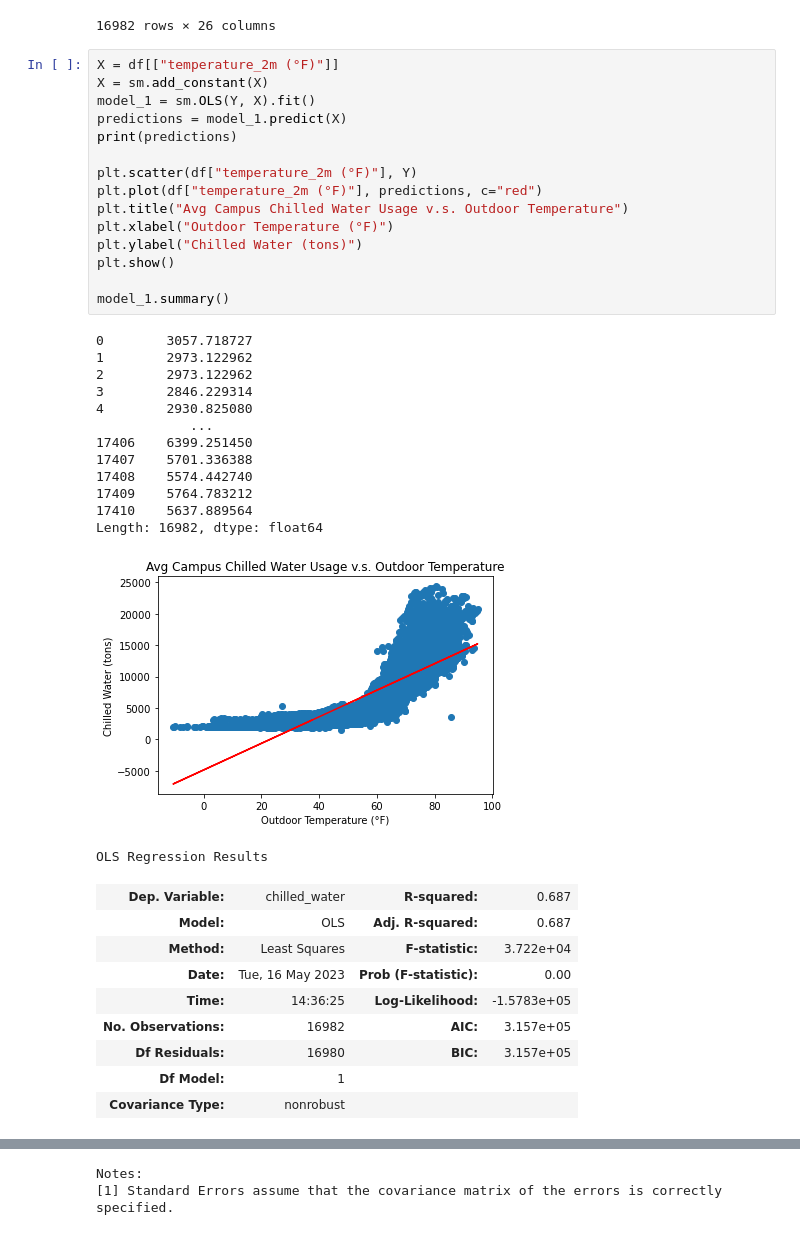
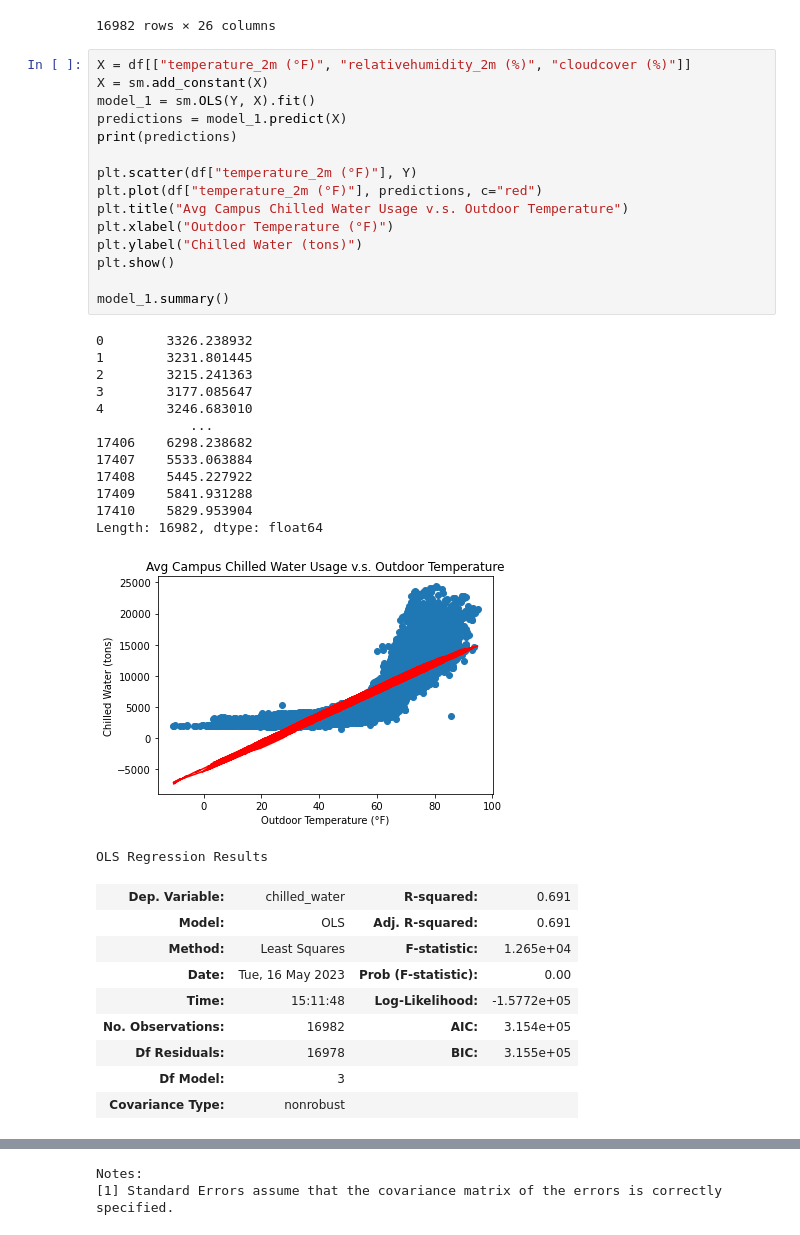
Before and after one commit to thereidfleish/ORIE-3120-Final-Project, a Jupyter notebook: ORIEProject/chilled_water.ipynb, the cells around one changed output, grey strips where cells are left out. Saved outputs shown, nothing was run; the diff lists cells and outputs as text.

```diff
--- a/ORIEProject/chilled_water.ipynb
+++ b/ORIEProject/chilled_water.ipynb
@@ -287,42 +287,42 @@ df
 | 17410 | 2023-05-01 19:00:00-04:00 | 49.6 | 66 | 38.7 | 43.6 | ... |
 16982 rows × 26 columns
 # %%
-X = df[["temperature_2m (°F)"]]
+X = df[["temperature_2m (°F)", "relativehumidity_2m (%)", "cloudcover (%)"]]
 X = sm.add_constant(X)
 model_1 = sm.OLS(Y, X).fit()
 predictions = model_1.predict(X)
 print(predictions)
 
 plt.scatter(df["temperature_2m (°F)"], Y)
 plt.plot(df["temperature_2m (°F)"], predictions, c="red")
 plt.title("Avg Campus Chilled Water Usage v.s. Outdoor Temperature")
 plt.xlabel("Outdoor Temperature (°F)")
 plt.ylabel("Chilled Water (tons)")
 plt.show()
 
 model_1.summary()
 # %% [output]
-0        3057.718727
-1        2973.122962
-2        2973.122962
-3        2846.229314
-4        2930.825080
+0        3326.238932
+1        3231.801445
+2        3215.241363
+3        3177.085647
+4        3246.683010
             ...
-17406    6399.251450
-17407    5701.336388
-17408    5574.442740
-17409    5764.783212
-17410    5637.889564
+17406    6298.238682
+17407    5533.063884
+17408    5445.227922
+17409    5841.931288
+17410    5829.953904
 Length: 16982, dtype: float64
-[figure, old version]
+[figure, new version]
 OLS Regression Results
-| Dep. Variable: | chilled_water | R-squared: | 0.687 |
-| Model: | OLS | Adj. R-squared: | 0.687 |
-| Method: | Least Squares | F-statistic: | 3.722e+04 |
+| Dep. Variable: | chilled_water | R-squared: | 0.691 |
+| Model: | OLS | Adj. R-squared: | 0.691 |
+| Method: | Least Squares | F-statistic: | 1.265e+04 |
 | Date: | Tue, 16 May 2023 | Prob (F-statistic): | 0.00 |
-| Time: | 14:36:25 | Log-Likelihood: | -1.5783e+05 |
-| No. Observations: | 16982 | AIC: | 3.157e+05 |
-| Df Residuals: | 16980 | BIC: | 3.157e+05 |
-| Df Model: | 1 |  |  |
+| Time: | 15:11:48 | Log-Likelihood: | -1.5772e+05 |
+| No. Observations: | 16982 | AIC: | 3.154e+05 |
+| Df Residuals: | 16978 | BIC: | 3.155e+05 |
+| Df Model: | 3 |  |  |
 | Covariance Type: | nonrobust |  |  |
 |  | coef | std err | t | P>|t| | [0.025 | 0.975] |
```
Also changed, not shown: parts of 8 cells of this notebook.
